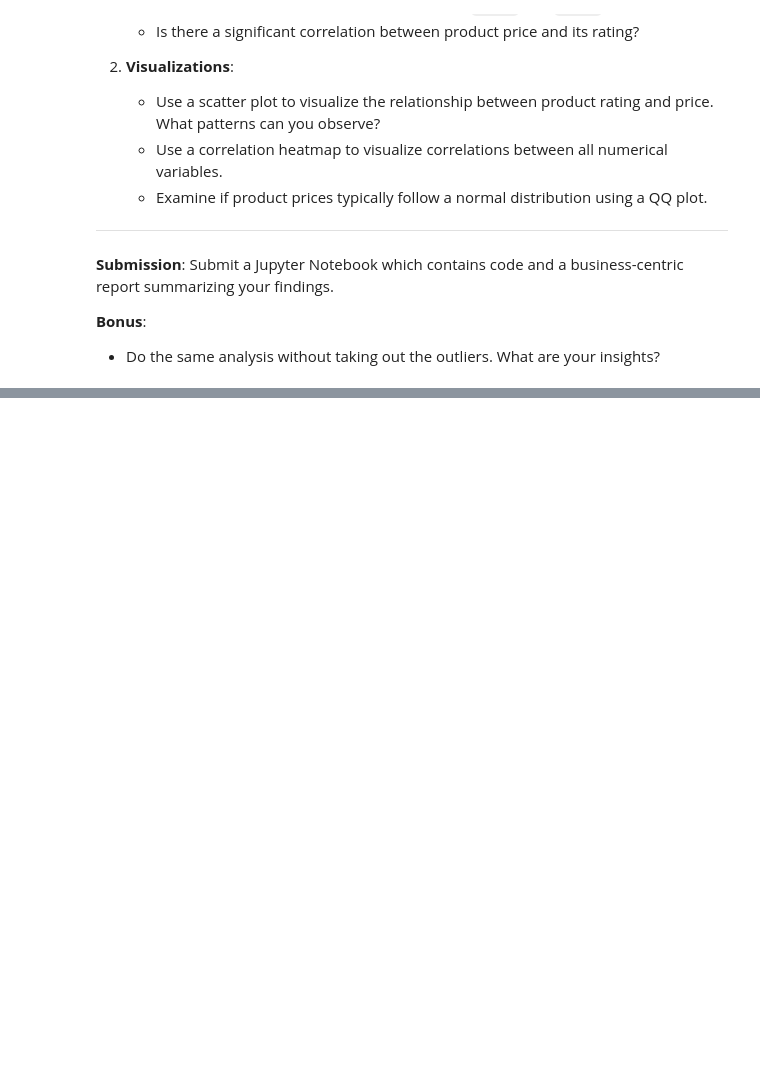
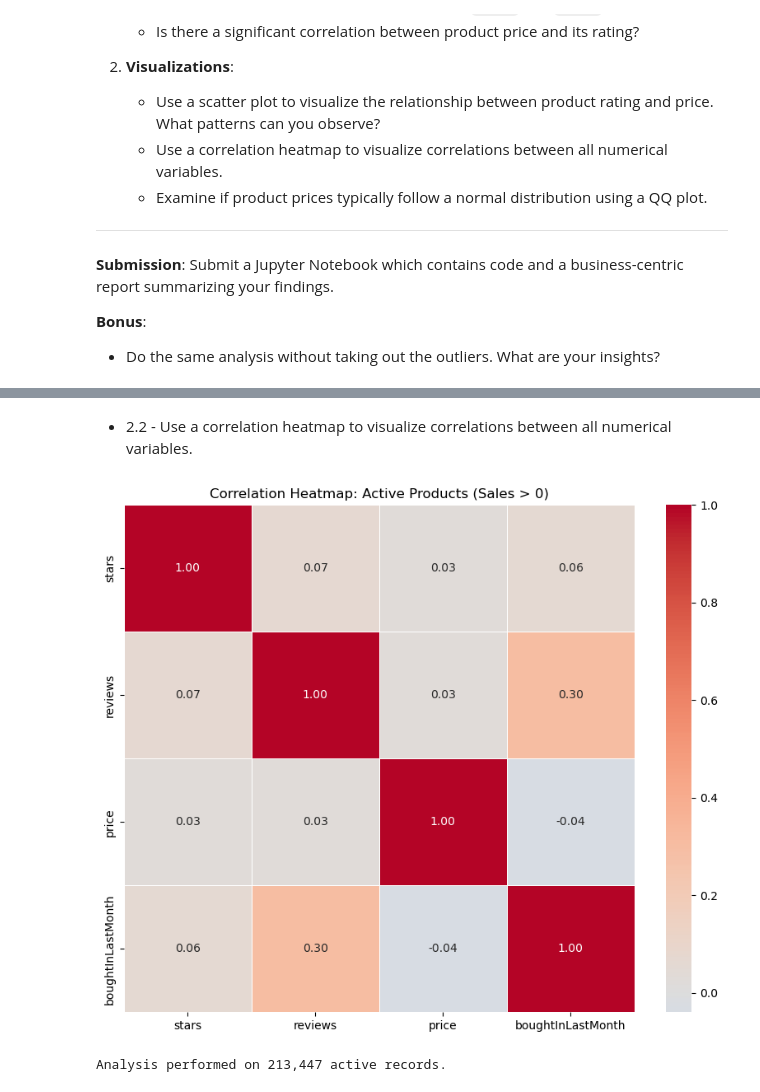
Before and after one commit to data-bootcamp-v4/lab-eda-bivariate, a Jupyter notebook: w2_d5_lab.ipynb, the cells around one changed output, grey strips where cells are left out. Cells and saved outputs as stored; diff of their text form; code cells hidden in the pictures; blank space fills up the shorter version.

```diff
--- a/w2_d5_lab.ipynb
+++ b/w2_d5_lab.ipynb
@@ -348,0 +411,28 @@ Passing `palette` without assigning `hue` is deprecated and will be removed in v
+# %% [markdown]
+- 2.2 - Use a correlation heatmap to visualize correlations between all numerical variables.
+# %%
+
+# Filtering for products with at least one sale to focus on active market data
+active_products = data[data['boughtInLastMonth'] > 0]
+
+# Selecting the relevant numerical columns for the heatmap, we use the raw variables to see the real statistical relationship
+numerical_cols = ['stars', 'reviews', 'price', 'boughtInLastMonth']
+correlation_matrix = active_products[numerical_cols].corr()
+
+plt.figure(figsize=(10, 8))
+
+# Blue for negative correlations and Red for positive ones
+sns.heatmap(correlation_matrix,
+            annot=True,
+            cmap='coolwarm',
+            fmt=".2f",
+            linewidths=0.5,
+            center=0)
+
+plt.title('Correlation Heatmap: Active Products (Sales > 0)')
+plt.show()
+
+print(f"Analysis performed on {len(active_products):,} active records.")
+# %% [output]
+[figure, added]
+Analysis performed on 213,447 active records.
```
Also changed, not shown: parts of 13 cells of this notebook.
